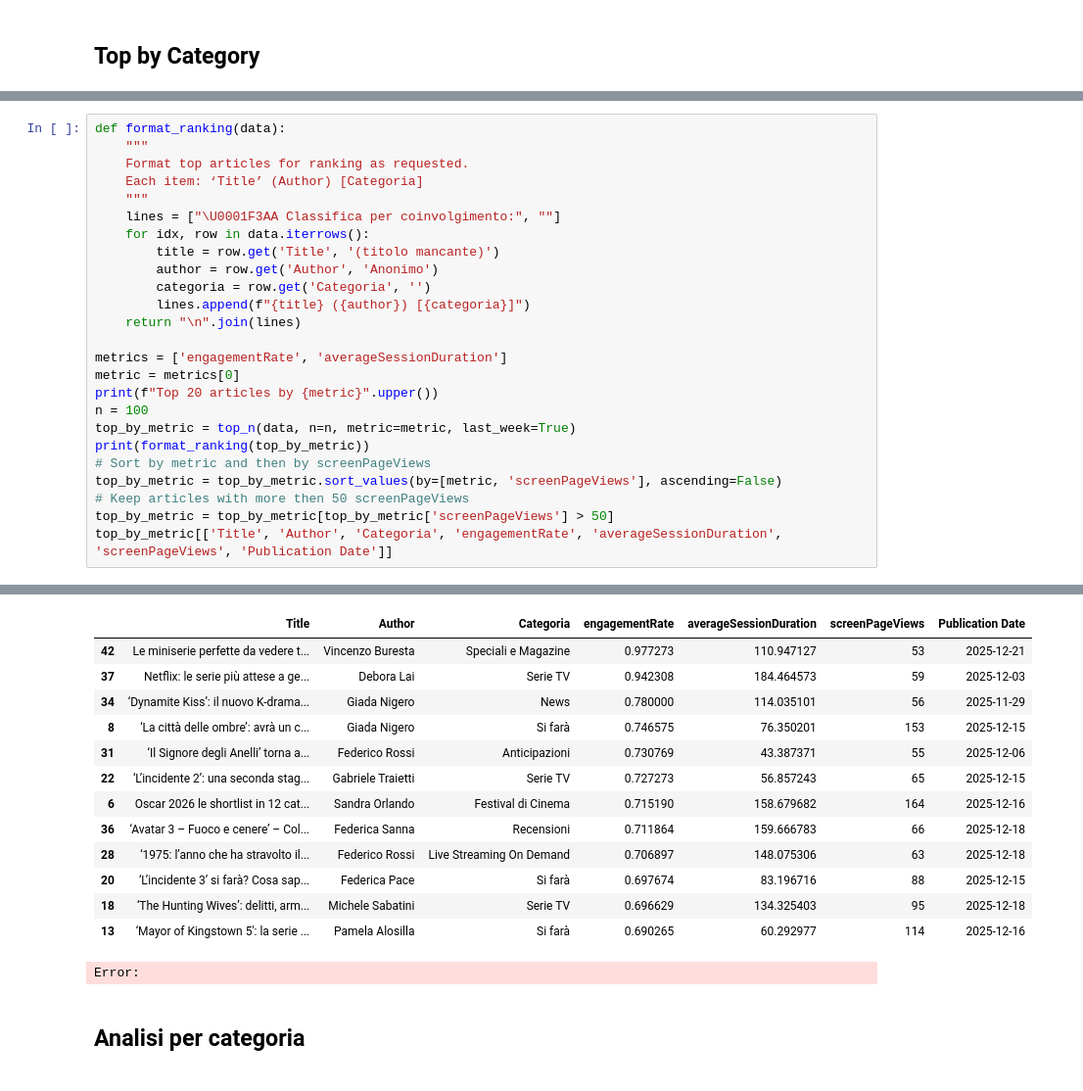
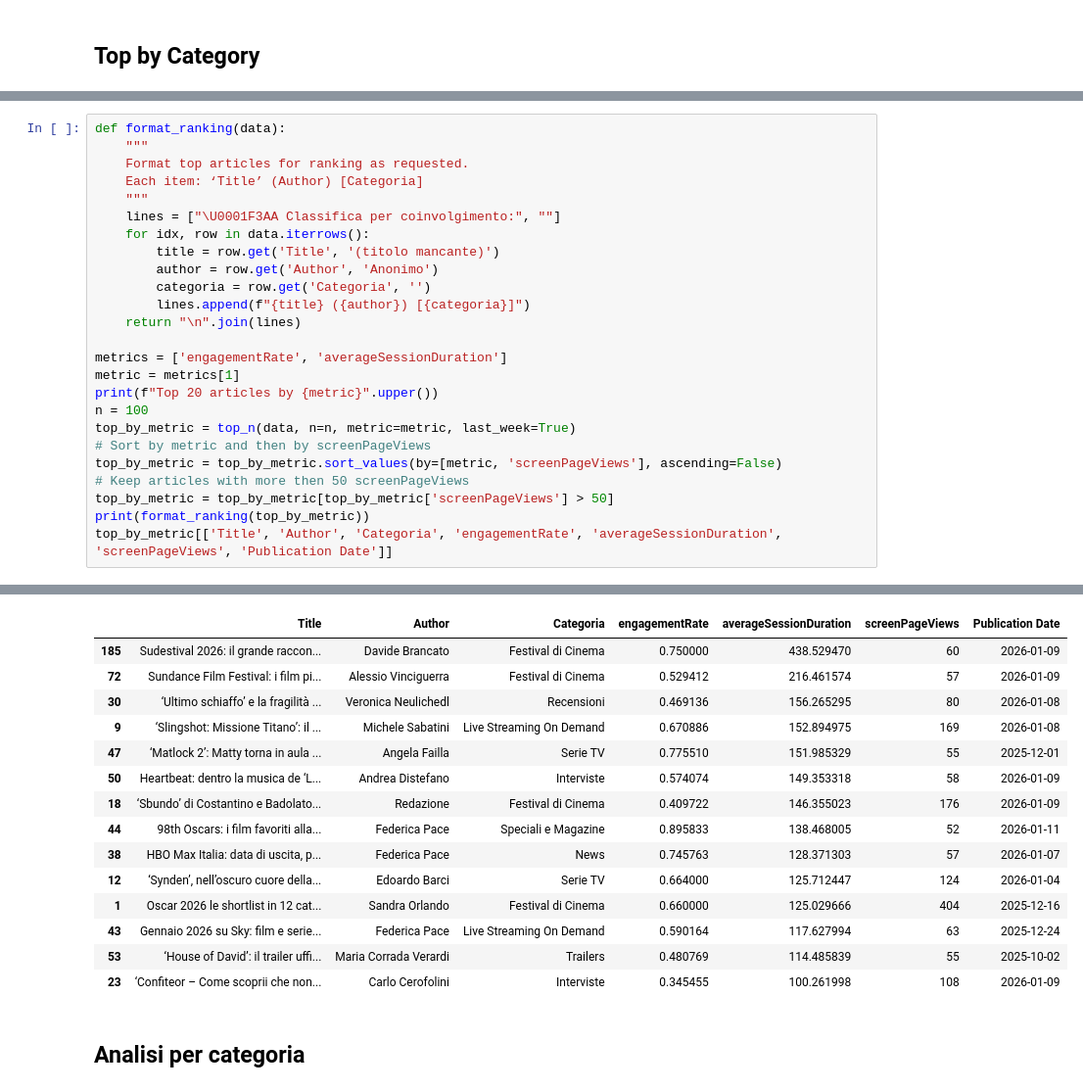
Before and after one commit to mandel94/td_toolkit, a Jupyter notebook: reports/weekly/weekly_nb.ipynb, the cells around one changed output, grey strips where cells are left out. Shown at 98% size. Drawn from its saved outputs; the diff is of its cells as text.

```diff
--- a/reports/weekly/weekly_nb.ipynb
+++ b/reports/weekly/weekly_nb.ipynb
@@ -119,14 +121,14 @@ def format_ranking(data):
     return "\n".join(lines)
 
 metrics = ['engagementRate', 'averageSessionDuration']
-metric = metrics[0]
+metric = metrics[1]
 print(f"Top 20 articles by {metric}".upper())
 n = 100
 top_by_metric = top_n(data, n=n, metric=metric, last_week=True)
-print(format_ranking(top_by_metric))
 # Sort by metric and then by screenPageViews
 top_by_metric = top_by_metric.sort_values(by=[metric, 'screenPageViews'], ascending=False)
 # Keep articles with more then 50 screenPageViews
 top_by_metric = top_by_metric[top_by_metric['screenPageViews'] > 50]
+print(format_ranking(top_by_metric))
 top_by_metric[['Title', 'Author', 'Categoria', 'engagementRate', 'averageSessionDuration', 'screenPageViews', 'Publication Date']]
 # %% [output]
@@ -150,17 +152,18 @@ Box Office Italia – Stabilità in classifica e successi confermati (Francesco
 |  | Title | Author | Categoria | engagementRate | averageSessionDuration | screenPageViews | Publication Date |
-| 42 | Le miniserie perfette da vedere t... | Vincenzo Buresta | Speciali e Magazine | 0.977273 | 110.947127 | 53 | 2025-12-21 |
-| 37 | Netflix: le serie più attese a ge... | Debora Lai | Serie TV | 0.942308 | 184.464573 | 59 | 2025-12-03 |
-| 34 | ‘Dynamite Kiss’: il nuovo K-drama... | Giada Nigero | News | 0.780000 | 114.035101 | 56 | 2025-11-29 |
-| 8 | ‘La città delle ombre’: avrà un c... | Giada Nigero | Si farà | 0.746575 | 76.350201 | 153 | 2025-12-15 |
-| 31 | ‘Il Signore degli Anelli’ torna a... | Federico Rossi | Anticipazioni | 0.730769 | 43.387371 | 55 | 2025-12-06 |
-| 22 | ‘L’incidente 2’: una seconda stag... | Gabriele Traietti | Serie TV | 0.727273 | 56.857243 | 65 | 2025-12-15 |
-| 6 | Oscar 2026 le shortlist in 12 cat... | Sandra Orlando | Festival di Cinema | 0.715190 | 158.679682 | 164 | 2025-12-16 |
-| 36 | ‘Avatar 3 – Fuoco e cenere’ – Col... | Federica Sanna | Recensioni | 0.711864 | 159.666783 | 66 | 2025-12-18 |
-| 28 | ‘1975: l’anno che ha stravolto il... | Federico Rossi | Live Streaming On Demand | 0.706897 | 148.075306 | 63 | 2025-12-18 |
-| 20 | ‘L’incidente 3’ si farà? Cosa sap... | Federica Pace | Si farà | 0.697674 | 83.196716 | 88 | 2025-12-15 |
-| 18 | ‘The Hunting Wives’: delitti, arm... | Michele Sabatini | Serie TV | 0.696629 | 134.325403 | 95 | 2025-12-18 |
-| 13 | ‘Mayor of Kingstown 5′: la serie ... | Pamela Alosilla | Si farà | 0.690265 | 60.292977 | 114 | 2025-12-16 |
+| 185 | Sudestival 2026: il grande raccon... | Davide Brancato | Festival di Cinema | 0.750000 | 438.529470 | 60 | 2026-01-09 |
+| 72 | Sundance Film Festival: i film pi... | Alessio Vinciguerra | Festival di Cinema | 0.529412 | 216.461574 | 57 | 2026-01-09 |
+| 30 | ‘Ultimo schiaffo’ e la fragilità ... | Veronica Neulichedl | Recensioni | 0.469136 | 156.265295 | 80 | 2026-01-08 |
+| 9 | ‘Slingshot: Missione Titano’: il ... | Michele Sabatini | Live Streaming On Demand | 0.670886 | 152.894975 | 169 | 2026-01-08 |
+| 47 | ‘Matlock 2’: Matty torna in aula ... | Angela Failla | Serie TV | 0.775510 | 151.985329 | 55 | 2025-12-01 |
+| 50 | Heartbeat: dentro la musica de ‘L... | Andrea Distefano | Interviste | 0.574074 | 149.353318 | 58 | 2026-01-09 |
+| 18 | ‘Sbundo’ di Costantino e Badolato... | Redazione | Festival di Cinema | 0.409722 | 146.355023 | 176 | 2026-01-09 |
+| 44 | 98th Oscars: i film favoriti alla... | Federica Pace | Speciali e Magazine | 0.895833 | 138.468005 | 52 | 2026-01-11 |
+| 38 | HBO Max Italia: data di uscita, p... | Federica Pace | News | 0.745763 | 128.371303 | 57 | 2026-01-07 |
+| 12 | ‘Synden’, nell’oscuro cuore della... | Edoardo Barci | Serie TV | 0.664000 | 125.712447 | 124 | 2026-01-04 |
+| 1 | Oscar 2026 le shortlist in 12 cat... | Sandra Orlando | Festival di Cinema | 0.660000 | 125.029666 | 404 | 2025-12-16 |
+| 43 | Gennaio 2026 su Sky: film e serie... | Federica Pace | Live Streaming On Demand | 0.590164 | 117.627994 | 63 | 2025-12-24 |
+| 53 | ‘House of David’: il trailer uffi... | Maria Corrada Verardi | Trailers | 0.480769 | 114.485839 | 55 | 2025-10-02 |
+| 23 | ‘Confiteor – Come scoprii che non... | Carlo Cerofolini | Interviste | 0.345455 | 100.261998 | 108 | 2026-01-09 |
-Error:
 # %% [markdown]
 ## Analisi per categoria
 # %%
```
Also changed, not shown: parts of 6 cells of this notebook, 5 other files.
